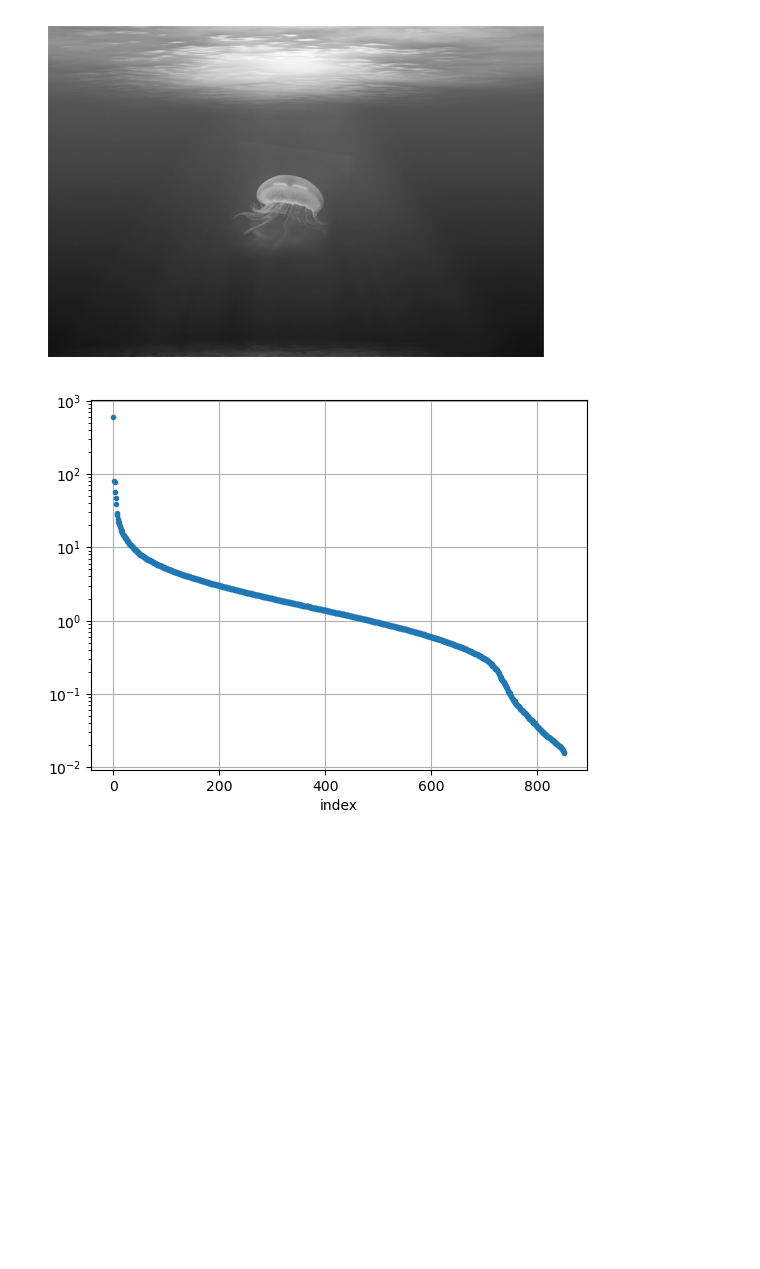
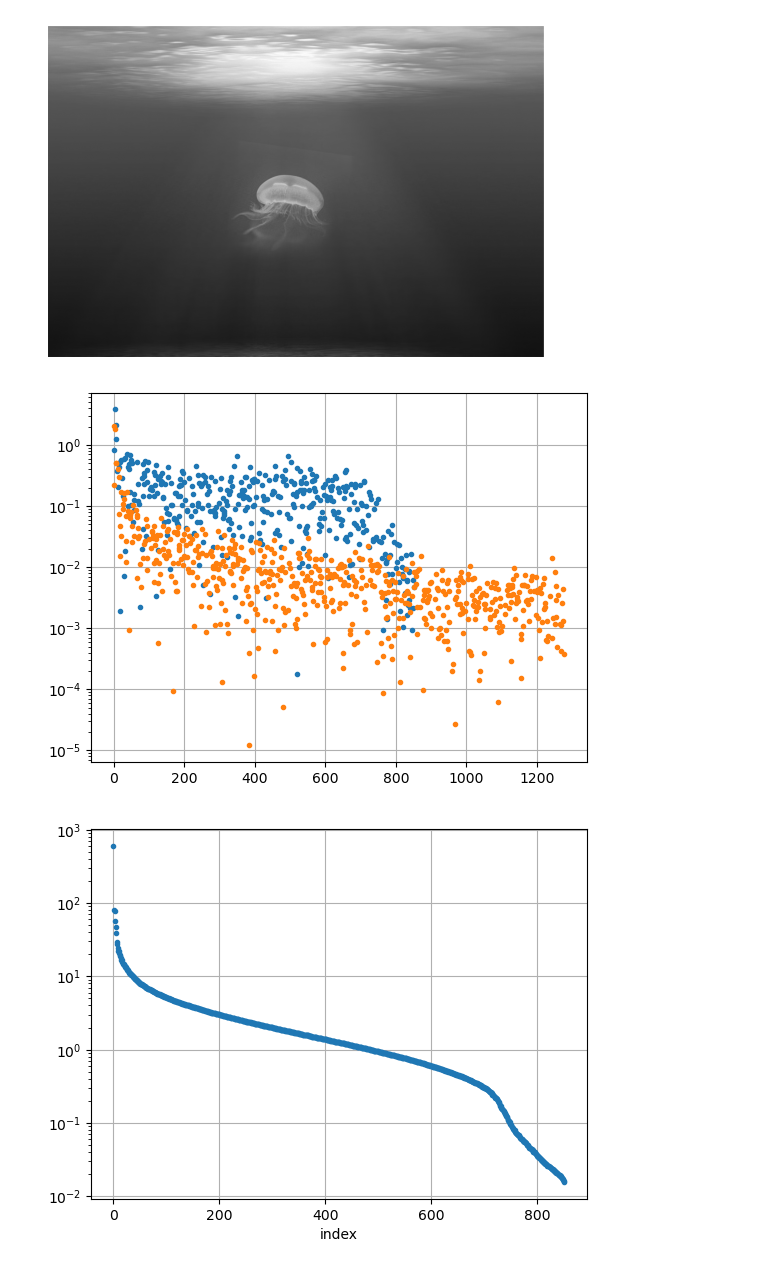
Before and after one commit to johnmagj/MAT4110, a Jupyter notebook: Oblig2/Oblig2.ipynb, the cells around one changed output. Cells and saved outputs as stored; diff of their text form; code cells hidden in the pictures; blank space fills up the shorter version.

```diff
--- a/Oblig2/Oblig2.ipynb
+++ b/Oblig2/Oblig2.ipynb
@@ -142,6 +160,14 @@ plt.show()
 [figure]
 # %%
 U3, S3, VT3 = np.linalg.svd(img3)
+# %%
+plt.semilogy(np.sum(U3, axis=0), ".")
+plt.semilogy(np.sum(VT3, axis=1), ".")
+plt.grid()
+plt.show()
+plt.close()
+# %% [output]
+[figure, added]
 # %%
 plt.semilogy(S3, ".")
 plt.xlabel("index")
```
Also changed, not shown: parts of 10 cells of this notebook.
